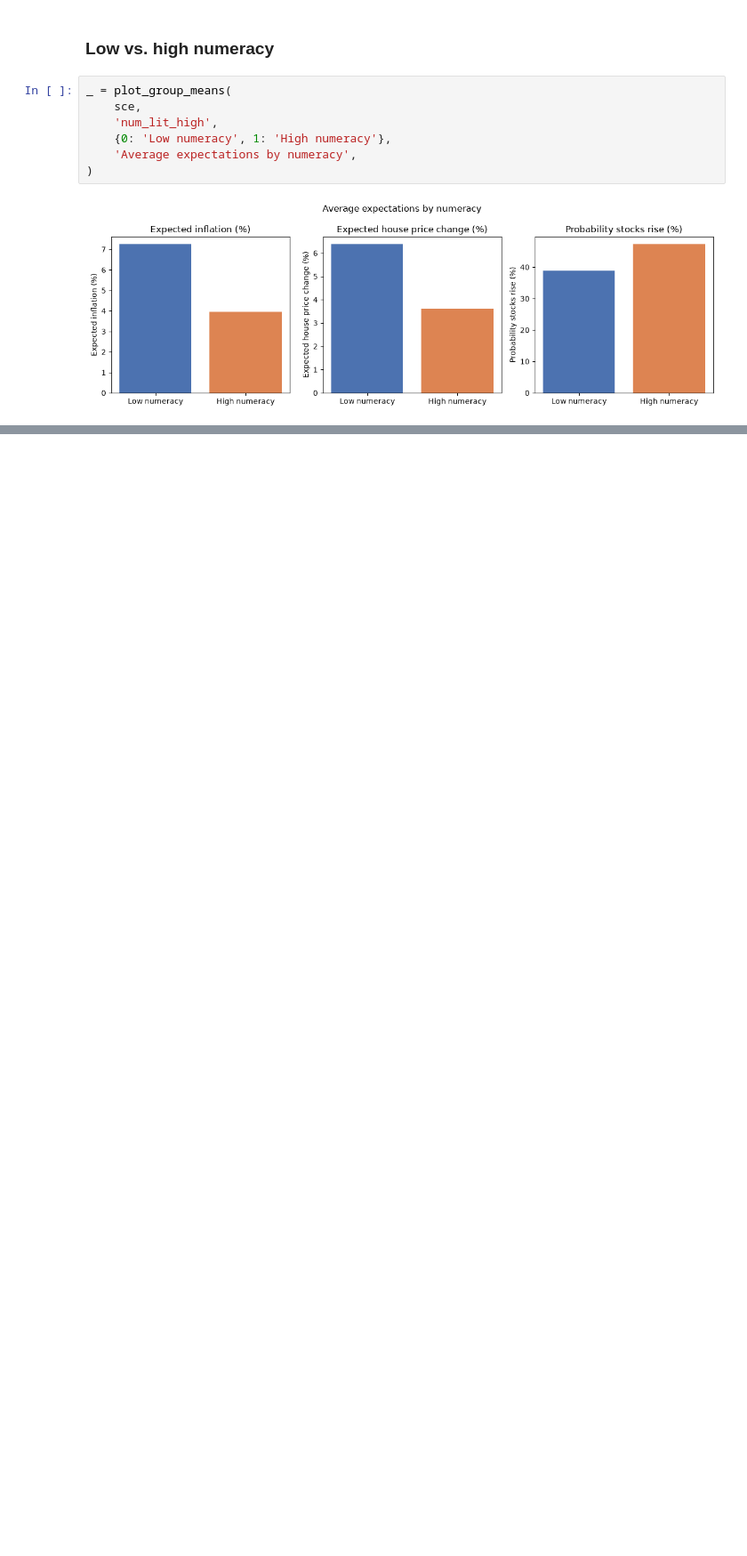
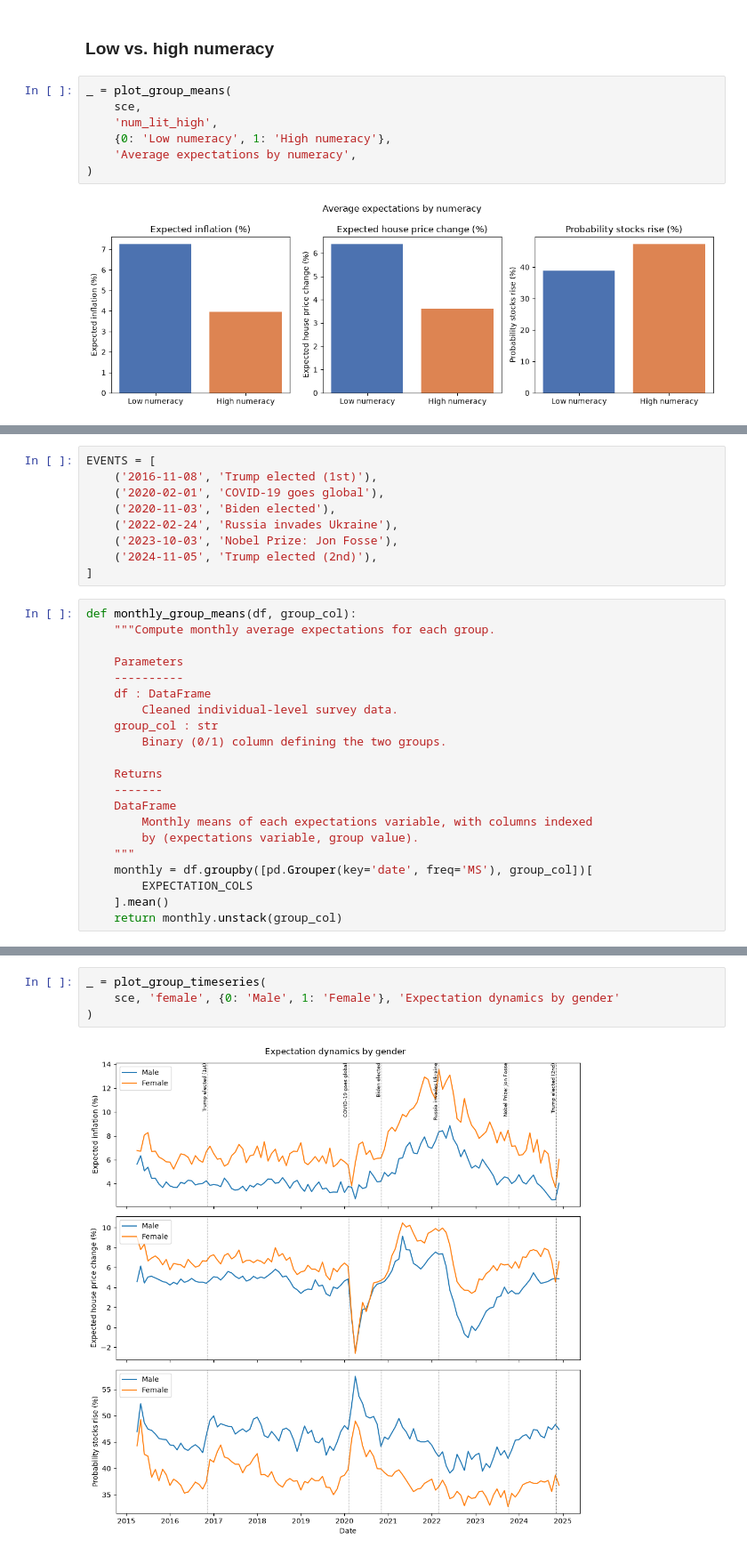
Before and after one commit to Israt0408/AI_week_IM, a Jupyter notebook: term_paper.ipynb, the cells around one changed output, grey strips where cells are left out. Shown at 89% size. Drawn from its saved outputs; the diff is of its cells as text; blank space fills up the shorter version.

```diff
--- a/term_paper.ipynb
+++ b/term_paper.ipynb
@@ -312,0 +317,30 @@ _ = plot_group_means(
+# %%
+EVENTS = [
+    ('2016-11-08', 'Trump elected (1st)'),
+    ('2020-02-01', 'COVID-19 goes global'),
+    ('2020-11-03', 'Biden elected'),
+    ('2022-02-24', 'Russia invades Ukraine'),
+    ('2023-10-03', 'Nobel Prize: Jon Fosse'),
+    ('2024-11-05', 'Trump elected (2nd)'),
+]
+# %%
+def monthly_group_means(df, group_col):
+    """Compute monthly average expectations for each group.
+
+    Parameters
+    ----------
+    df : DataFrame
+        Cleaned individual-level survey data.
+    group_col : str
+        Binary (0/1) column defining the two groups.
+
+    Returns
+    -------
+    DataFrame
+        Monthly means of each expectations variable, with columns indexed
+        by (expectations variable, group value).
+    """
+    monthly = df.groupby([pd.Grouper(key='date', freq='MS'), group_col])[
+        EXPECTATION_COLS
+    ].mean()
+    return monthly.unstack(group_col)
@@ -312,0 +401,6 @@ _ = plot_group_means(
+# %%
+_ = plot_group_timeseries(
+    sce, 'female', {0: 'Male', 1: 'Female'}, 'Expectation dynamics by gender'
+)
+# %% [output]
+[figure, added]
```
Also changed, not shown: parts of 8 cells of this notebook.
